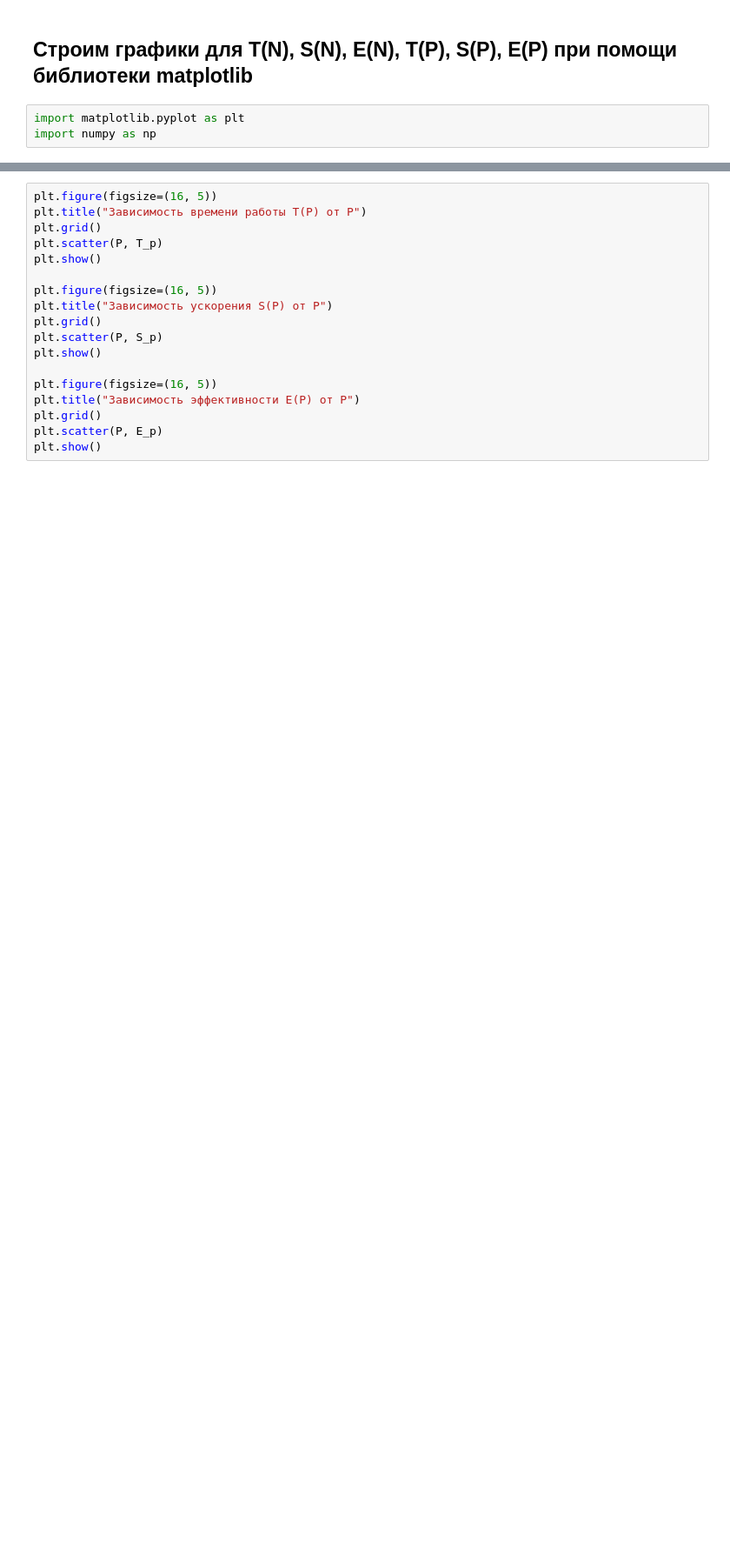
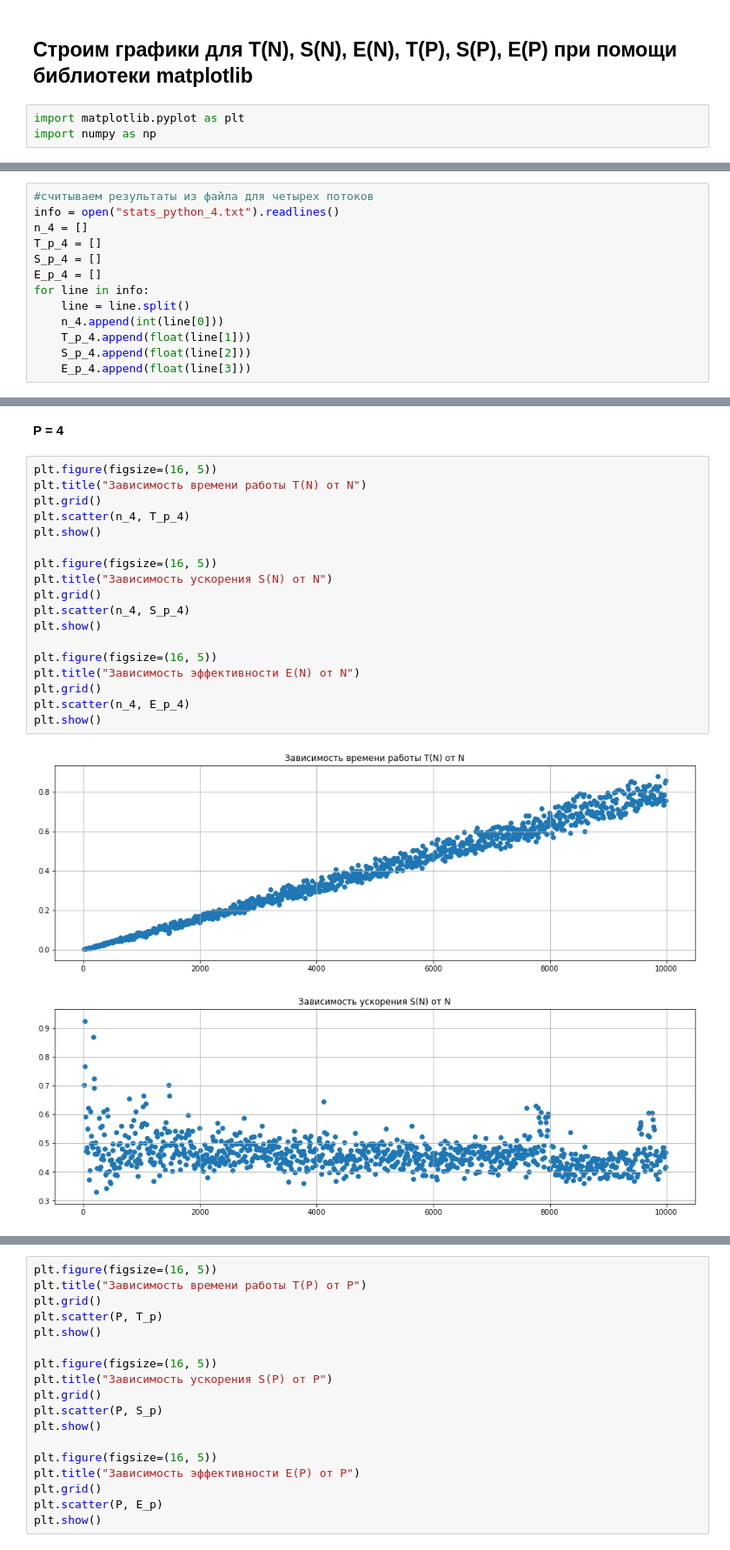
Before and after one commit to riknel/DistributedComputing, a Jupyter notebook: graphs_random_walk.ipynb, the cells around one changed output, grey strips where cells are left out. Shown at 87% size. Drawn from its saved outputs; the diff is of its cells as text; blank space fills up the shorter version.

```diff
--- a/graphs_random_walk.ipynb
+++ b/graphs_random_walk.ipynb
@@ -9,0 +36,13 @@ N от 10 до 10000 с шагом 10
+# %%
+#считываем результаты из файла для четырех потоков
+info = open("stats_python_4.txt").readlines()
+n_4 = []
+T_p_4 = []
+S_p_4 = []
+E_p_4 = []
+for line in info:
+    line = line.split()
+    n_4.append(int(line[0]))
+    T_p_4.append(float(line[1]))
+    S_p_4.append(float(line[2]))
+    E_p_4.append(float(line[3]))
@@ -9,0 +123,23 @@ N от 10 до 10000 с шагом 10
+# %% [markdown]
+**P = 4**
+# %%
+plt.figure(figsize=(16, 5))
+plt.title("Зависимость времени работы T(N) от N")
+plt.grid()
+plt.scatter(n_4, T_p_4)
+plt.show()
+
+plt.figure(figsize=(16, 5))
+plt.title("Зависимость ускорения S(N) от N")
+plt.grid()
+plt.scatter(n_4, S_p_4)
+plt.show()
+
+plt.figure(figsize=(16, 5))
+plt.title("Зависимость эффективности E(N) от N")
+plt.grid()
+plt.scatter(n_4, E_p_4)
+plt.show()
+# %% [output]
+[figure, added]
+[figure, added]
```
Also changed, not shown: parts of 19 cells of this notebook, 1 other file.
